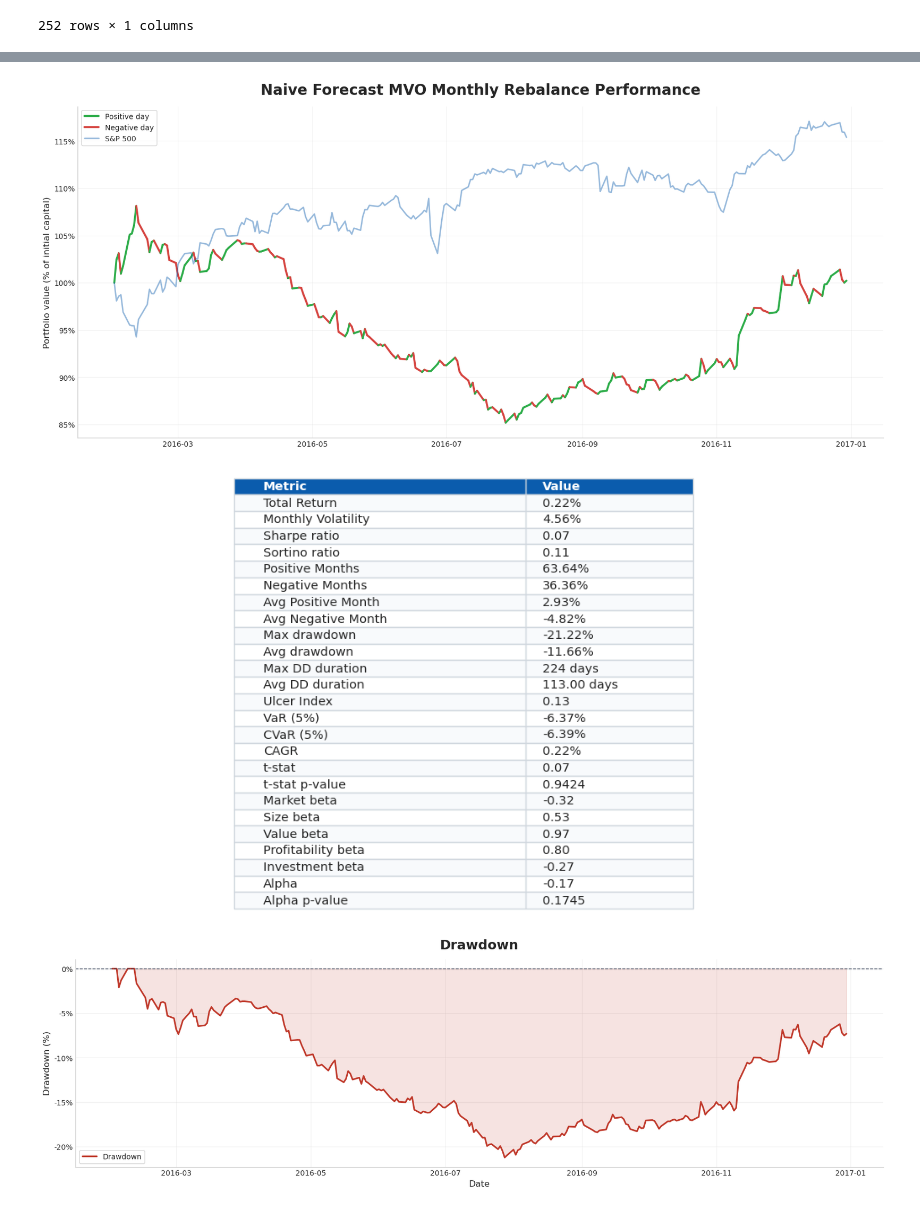
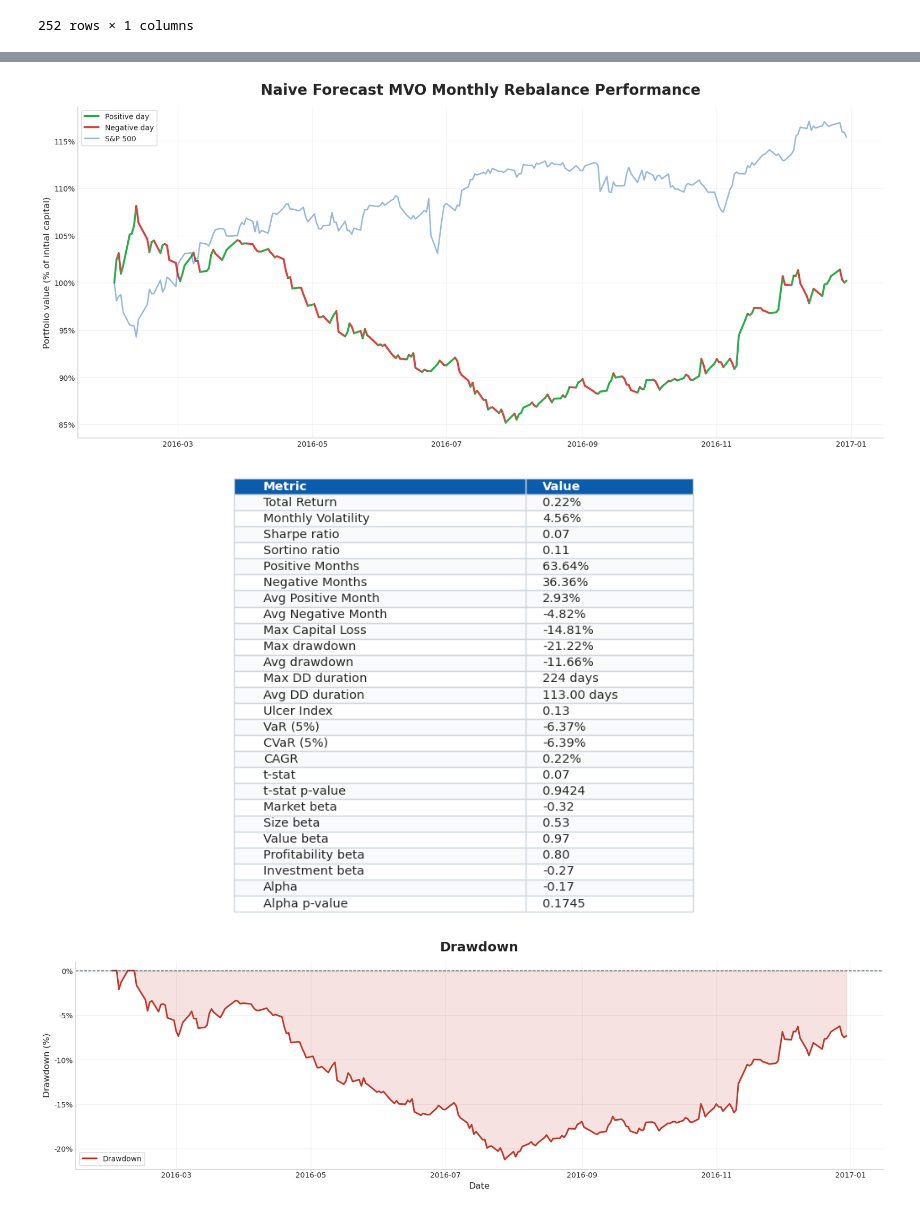
Before and after one commit to jaimebeng/TFG, a Jupyter notebook: notebooks/06_backtest.ipynb, the cells around one changed output, grey strips where cells are left out. Cells and saved outputs as stored; diff of their text form; code cells hidden in the pictures.

```diff
--- a/notebooks/06_backtest.ipynb
+++ b/notebooks/06_backtest.ipynb
@@ -108,10 +107,15 @@ def monthly_averages(monthly_returns):
 
 def drawdowns(portfolio_values):
     portfolio_values = pd.Series(portfolio_values)
+    portfolio_values = pd.concat([pd.Series([1]), portfolio_values], ignore_index=True)
     running_peak = portfolio_values.cummax()
     drawdowns = (portfolio_values / running_peak) - 1
 
     return drawdowns
+
+def max_capital_loss(portfolio_values):
+
+    return min(0.0, np.min(portfolio_values) - 1.0)
 
 def max_drawdown(drawdowns):
 
@@ -296,7 +302,7 @@ daily_pct = daily_res["Portfolio Growth"].to_numpy() * 100
 drawdown_pct = dds.to_numpy() * 100
 
 daily_pct = pd.Series(daily_pct, index=daily_res.index)
-drawdown_pct = pd.Series(drawdown_pct, index=daily_res.index)
+drawdown_pct = pd.Series(drawdown_pct[1:], index=daily_res.index)
 snp500_pct = pd.Series(np.cumprod(1 + np.asarray(snp500_daily_returns)) * 100, index=daily_res.index)
 daily_pct.iloc[0] = 100
 drawdown_pct.iloc[0] = 0
@@ -338,6 +344,7 @@ metrics = [
     ("Negative Months", f"{red_ratio:.2%}"),
     ("Avg Positive Month", f"{avg_green:.2%}"),
     ("Avg Negative Month", f"{avg_red:.2%}"),
+    ("Max Capital Loss", f"{max_cap_loss:.2%}"),
     ("Max drawdown", f"{max_dd:.2%}"),
     ("Avg drawdown", f"{average_dd_depth:.2%}"),
     ("Max DD duration", f"{max_dd_duration:.0f} days"),
@@ -461,7 +469,7 @@ daily_pct = daily_res["Portfolio Growth"].to_numpy() * 100
 drawdown_pct = dds.to_numpy() * 100
 
 daily_pct = pd.Series(daily_pct, index=daily_res.index)
-drawdown_pct = pd.Series(drawdown_pct, index=daily_res.index)
+drawdown_pct = pd.Series(drawdown_pct[1:], index=daily_res.index)
 snp500_pct = pd.Series(np.cumprod(1 + np.asarray(snp500_daily_returns)) * 100, index=daily_res.index)
 daily_pct.iloc[0] = 100
 drawdown_pct.iloc[0] = 0
@@ -512,6 +520,7 @@ metrics = [
     ("Negative Months", f"{red_ratio:.2%}"),
     ("Avg Positive Month", f"{avg_green:.2%}"),
     ("Avg Negative Month", f"{avg_red:.2%}"),
+    ("Max Capital Loss", f"{max_cap_loss:.2%}"),
     ("Max drawdown", f"{max_dd:.2%}"),
     ("Avg drawdown", f"{average_dd_depth:.2%}"),
     ("Max DD duration", f"{max_dd_duration:.0f} days"),
@@ -651,7 +661,7 @@ daily_pct = daily_res["Portfolio Growth"].to_numpy() * 100
 drawdown_pct = dds.to_numpy() * 100
 
 daily_pct = pd.Series(daily_pct, index=daily_res.index)
-drawdown_pct = pd.Series(drawdown_pct, index=daily_res.index)
+drawdown_pct = pd.Series(drawdown_pct[1:], index=daily_res.index)
 snp500_pct = pd.Series(np.cumprod(1 + np.asarray(snp500_daily_returns)) * 100, index=daily_res.index)
 daily_pct.iloc[0] = 100
 drawdown_pct.iloc[0] = 0
@@ -702,6 +712,7 @@ metrics = [
     ("Negative Months", f"{red_ratio:.2%}"),
     ("Avg Positive Month", f"{avg_green:.2%}"),
     ("Avg Negative Month", f"{avg_red:.2%}"),
+    ("Max Capital Loss", f"{max_cap_loss:.2%}"),
     ("Max drawdown", f"{max_dd:.2%}"),
     ("Avg drawdown", f"{average_dd_depth:.2%}"),
     ("Max DD duration", f"{max_dd_duration:.0f} days"),
@@ -743,34 +754,34 @@ for (row, col), cell in table.get_celld().items():
         cell.set_text_props(color="white", weight="bold")
     elif row % 2 == 1:
         cell.set_facecolor("#F8FAFC")
     else:
         cell.set_facecolor("white")
 
 plt.show()
 
 fig_dd, ax_dd = plt.subplots(figsize=(16, 4.8), constrained_layout=True)
 ax_dd.plot(
     drawdown_pct.index,
     drawdown_pct.values,
     color="#C0392B",
     linewidth=2.2,
     label="Drawdown",
 )
 ax_dd.axhline(0, color="#2F3B52", linewidth=1.1, linestyle="--", alpha=0.8)
 ax_dd.fill_between(drawdown_pct.index, drawdown_pct.values, 0, color="#C0392B", alpha=0.14)
 ax_dd.set_title("Drawdown", fontsize=18, fontweight="bold", pad=14)
 ax_dd.set_ylabel("Drawdown (%)", fontsize=12)
 ax_dd.set_xlabel("Date", fontsize=12)
 ax_dd.yaxis.set_major_formatter(mticker.FuncFormatter(lambda y, _: f"{y:.0f}%"))
 ax_dd.grid(True, which="major", alpha=0.25)
 ax_dd.spines["top"].set_visible(False)
 ax_dd.spines["right"].set_visible(False)
 ax_dd.legend(loc="lower left", frameon=True)
 
 plt.show()
 # %% [output]
 [figure]
-[figure, old version]
+[figure, new version]
 [figure]
 # %%
 # 3. Black Litterman with no model predictions, so using baseline equilibrium, construct optimal portfolio
```
Also changed, not shown: parts of 15 cells of this notebook, 2 other files.
